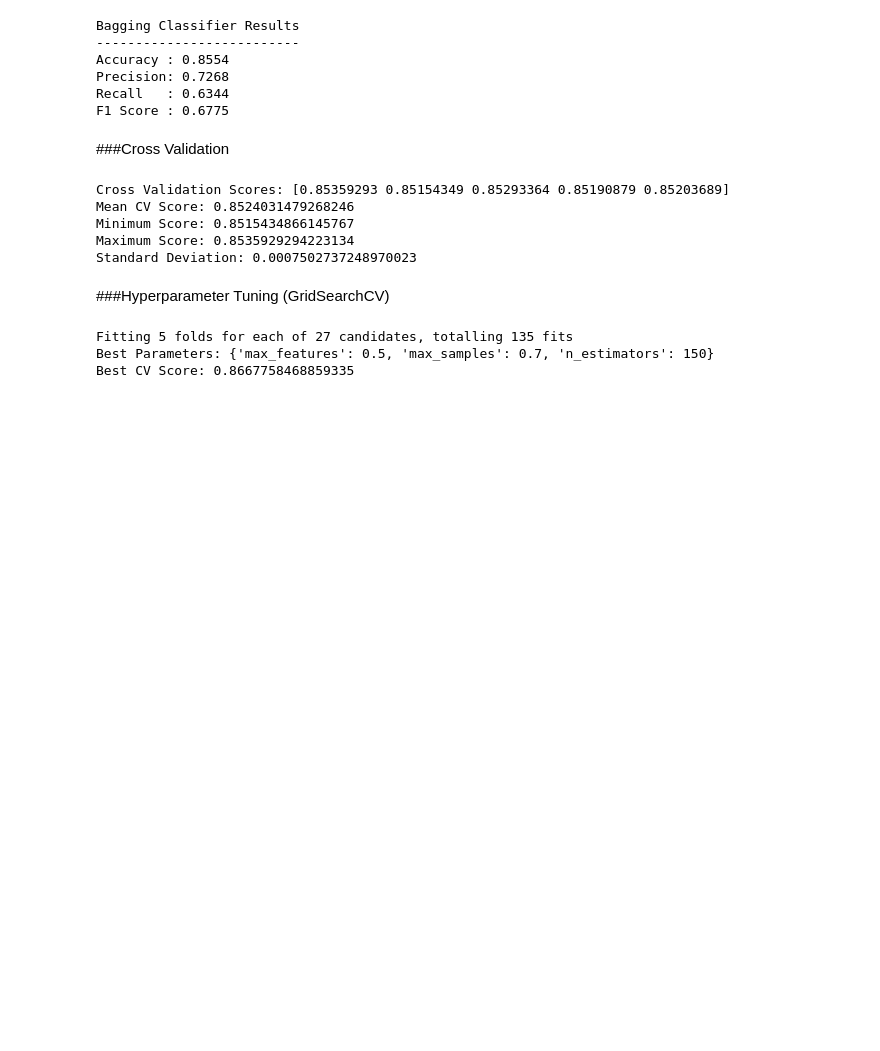
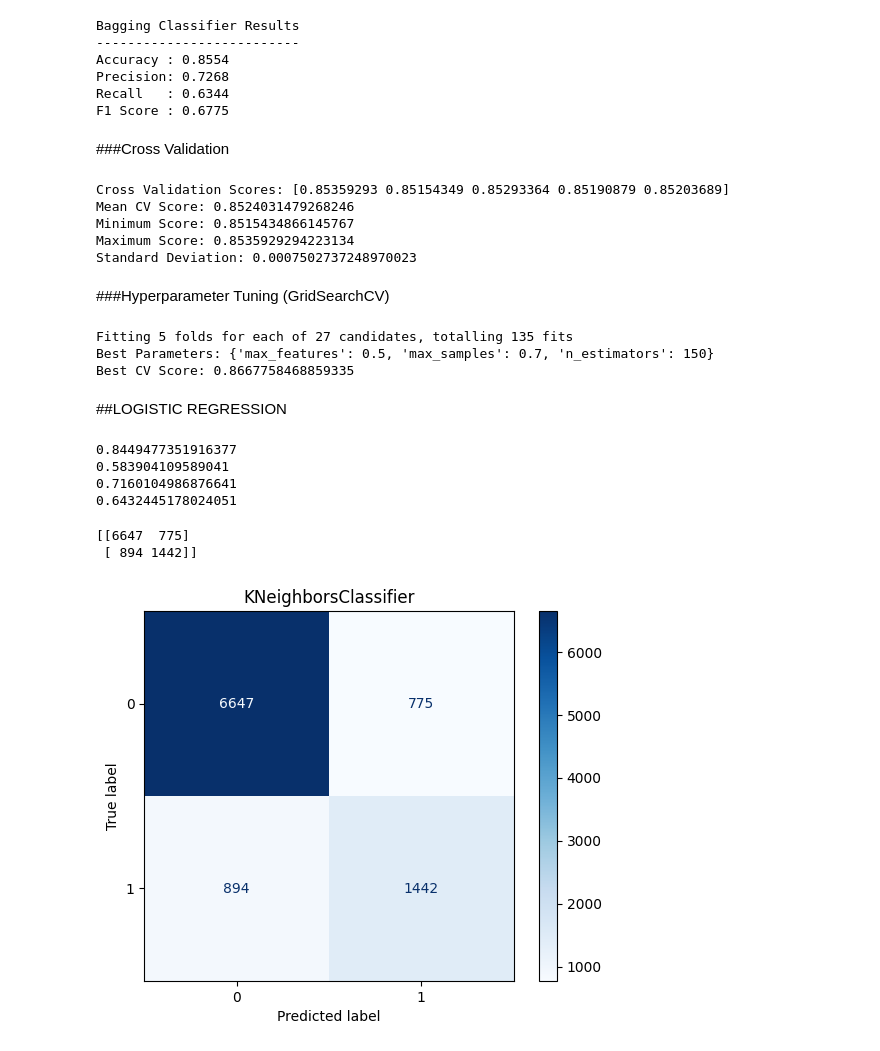
Before and after one commit to eshhha/ADULT_INCOME___PREDICTION, a Jupyter notebook: Adult_Income_prediction(preprocessing).ipynb, the cells around one changed output. Saved outputs shown, nothing was run; the diff lists cells and outputs as text; code cells hidden in the pictures; blank space fills up the shorter version.

Commit message:
Implemented Logistic Regression with cross-validation, hyperparameter tuning, and stacking ensemble.

```diff
--- a/Adult_Income_prediction(preprocessing).ipynb
+++ b/Adult_Income_prediction(preprocessing).ipynb
@@ -1569,3 +1573,47 @@ print("Best CV Score:", grid_search.best_score_)
 Fitting 5 folds for each of 27 candidates, totalling 135 fits
 Best Parameters: {'max_features': 0.5, 'max_samples': 0.7, 'n_estimators': 150}
 Best CV Score: 0.8667758468859335
+# %% [markdown]
+##LOGISTIC REGRESSION
+# %%
+#build the model object
+log_reg = LogisticRegression(max_iter=1000, random_state=33)
+
+#Train the model
+log_reg.fit(X_train,y_train)
+
+#make predictions using the model
+y_pred_Log_reg = log_reg.predict(X_test)
+
+#evaluate the model
+acc_log_reg = accuracy_score(y_test,y_pred_Log_reg)
+print(acc_log_reg)
+recall_log_reg = recall_score(y_test,y_pred_Log_reg)
+print(recall_log_reg)
+precision_log_reg = precision_score(y_test,y_pred_Log_reg)
+print(precision_log_reg)
+f1_log_reg = f1_score(y_test,y_pred_Log_reg)
+print(f1_log_reg)
+# %% [output]
+0.8449477351916377
+0.583904109589041
+0.7160104986876641
+0.6432445178024051
+# %%
+# Calculate and print the confusion matrix for Logistic Regression base model
+cm_lr = confusion_matrix(y_test,y_pred_knn)
+print(cm_lr)
+# %% [output]
+[[6647  775]
+ [ 894 1442]]
+# %%
+# Display the confusion matrix visually
+disp = ConfusionMatrixDisplay(confusion_matrix=cm_lr)
+
+disp.plot(cmap='Blues')
+
+plt.title(type(knn_base).__name__)
+
+plt.show()
+# %% [output]
+[figure, added]
```
Also changed, not shown: parts of 24 cells of this notebook.
